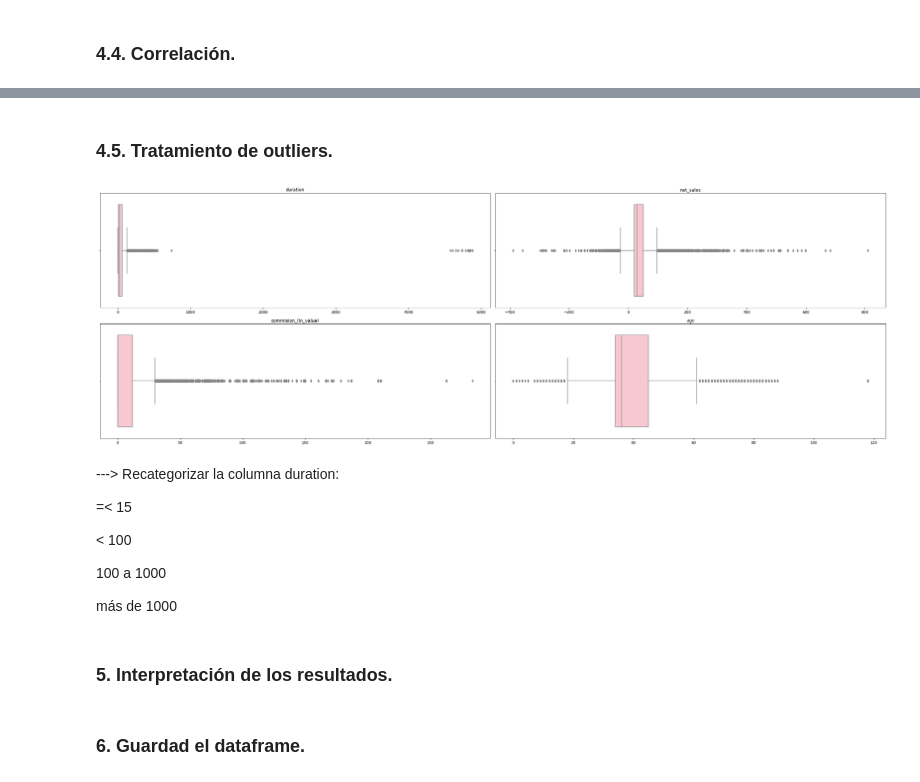
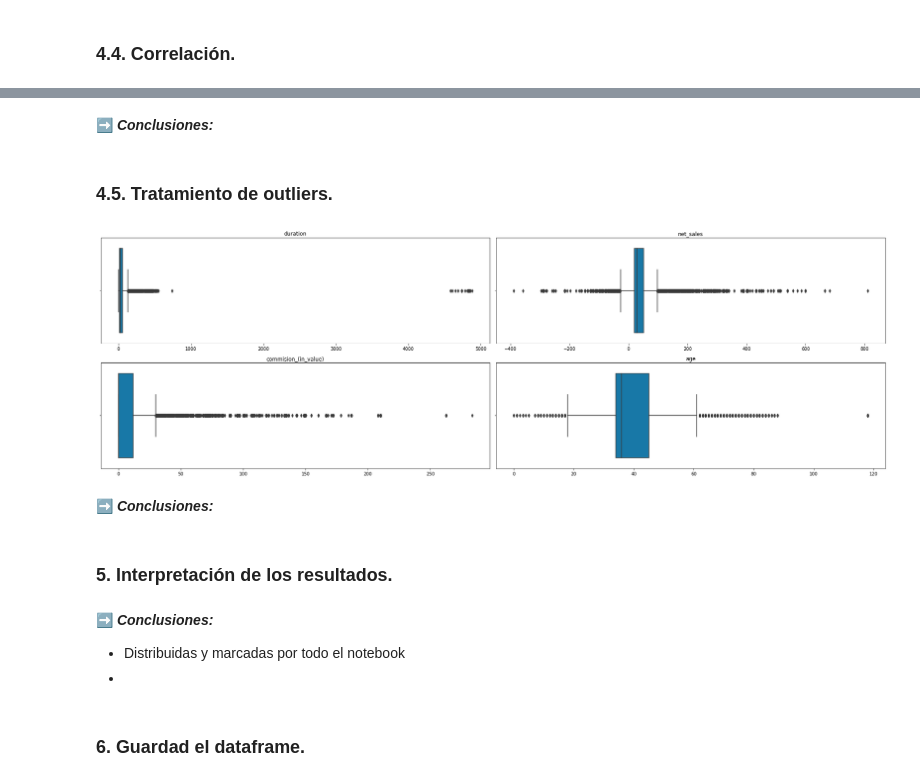
Before and after one commit to Adalab/DA-promo-c-modulo-3-sprint-1-Mina-Mai, a Jupyter notebook: Regresion_logistica/pp_regresion_logistica_1.ipynb, the cells around one changed output, grey strips where cells are left out. Saved outputs shown, nothing was run; the diff lists cells and outputs as text; code cells hidden in the pictures.

```diff
--- a/Regresion_logistica/pp_regresion_logistica_1.ipynb
+++ b/Regresion_logistica/pp_regresion_logistica_1.ipynb
@@ -36,6 +36,8 @@ df.head()
 | CWT | Travel Agency | Online | Rental Vehicle Excess Insurance | No | 65 | AUSTRALIA | -49.5 | ... |
 | CWT | Travel Agency | Online | Rental Vehicle Excess Insurance | No | 60 | AUSTRALIA | -39.6 | ... |
 | CWT | Travel Agency | Online | Rental Vehicle Excess Insurance | No | 79 | ITALY | -19.8 | ... |
+# %%
+df.reset_index(inplace=True)
 # %% [markdown]
 ### 2. Explicar los datos y las variables disponibles en el conjunto de datos seleccionado.
 # %% [markdown]
@@ -329,35 +504,34 @@ Name: claim, dtype: float64
+# %% [markdown]
+➡️ **_Conclusiones:_**
 # %% [markdown]
 ### 4.5. Tratamiento de outliers.
 # %%
 #Gráfica de outliers
-fig, axes = plt.subplots(2, 2, figsize=(30,10))
+fig, axes = plt.subplots(2, 2, figsize=(25,8))
 
 df_numericas = df.select_dtypes(include = np.number)
 categorias = df_numericas.columns
 
 axes = axes.flat
 
 for indice, cate in enumerate(categorias):
 
-    sns.boxplot(x = df[cate], data = df, ax=axes[indice], color = "pink");
+    sns.boxplot(x = df[cate], data = df, ax=axes[indice], palette='winter')
     axes[indice].set_title(cate)
     axes[indice].set_xlabel("")
 
 fig.tight_layout();
 # %% [output]
-[figure, old version]
+[figure, new version]
-# %% [markdown]
----> Recategorizar la columna duration:
-
-=< 15
-
-< 100
-
-100 a 1000
-
-más de 1000
+# %% [markdown]
+➡️ **_Conclusiones:_**
 # %% [markdown]
 ### 5. Interpretación de los resultados.
+# %% [markdown]
+➡️ **_Conclusiones:_**
+
+- Distribuidas y marcadas por todo el notebook
+-
 # %% [markdown]
 ### 6. Guardad el dataframe.
 # %%
```
Also changed, not shown: parts of 59 cells of this notebook.
